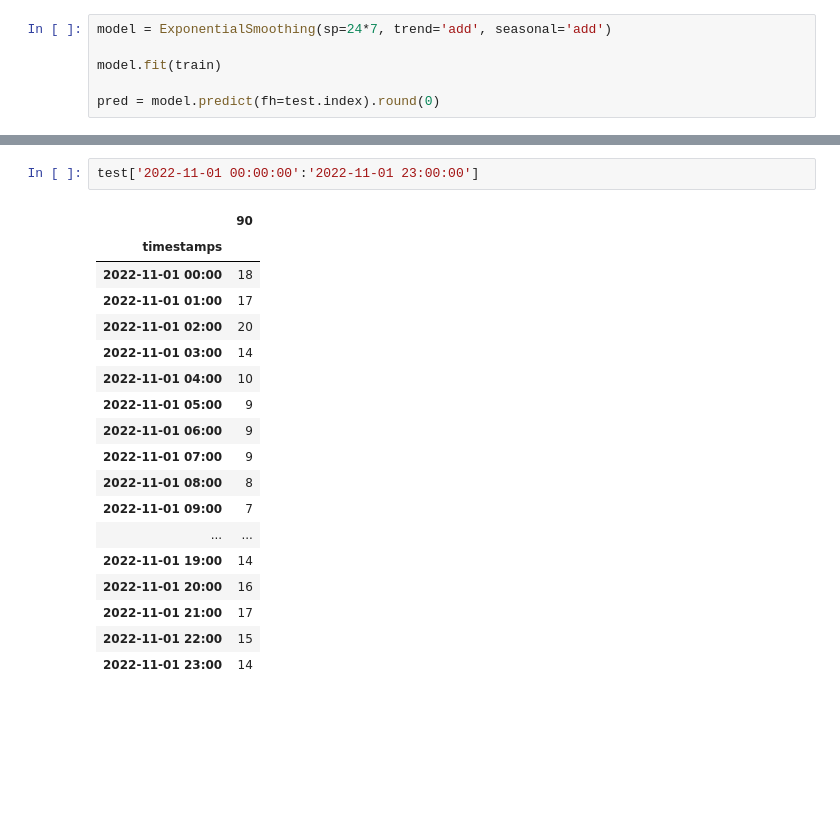
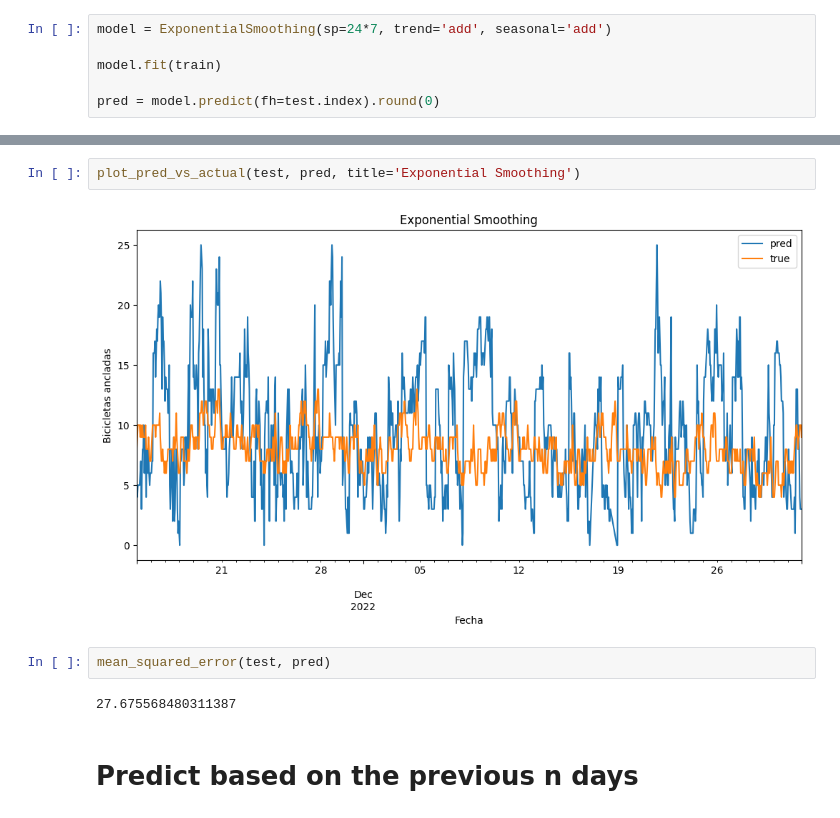
Before and after one commit to Pabloo22/bicimad, a Jupyter notebook: notebooks/entrega/baselines.ipynb, the cells around one changed output, grey strips where cells are left out. Saved outputs shown, nothing was run; the diff lists cells and outputs as text; blank space fills up the shorter version.

```diff
--- a/notebooks/entrega/baselines.ipynb
+++ b/notebooks/entrega/baselines.ipynb
@@ -81,22 +48,11 @@ pred_last_24['2022-11-02 00:00:00':'2022-11-02 23:00:00']
-# %%
-test['2022-11-01 00:00:00':'2022-11-01 23:00:00']
-# %% [output]
-|  | 90 |
-| timestamps |  |
-| 2022-11-01 00:00 | 18 |
-| 2022-11-01 01:00 | 17 |
-| 2022-11-01 02:00 | 20 |
-| 2022-11-01 03:00 | 14 |
-| 2022-11-01 04:00 | 10 |
-| 2022-11-01 05:00 | 9 |
-| 2022-11-01 06:00 | 9 |
-| 2022-11-01 07:00 | 9 |
-| 2022-11-01 08:00 | 8 |
-| 2022-11-01 09:00 | 7 |
-| ... | ... |
-| 2022-11-01 19:00 | 14 |
-| 2022-11-01 20:00 | 16 |
-| 2022-11-01 21:00 | 17 |
-| 2022-11-01 22:00 | 15 |
-| 2022-11-01 23:00 | 14 |
+# %%
+plot_pred_vs_actual(test, pred, title='Exponential Smoothing')
+# %% [output]
+[figure, added]
+# %%
+mean_squared_error(test, pred)
+# %% [output]
+27.675568480311387
+# %% [markdown]
+# Predict based on the previous n days
 # %%
```
Also changed, not shown: parts of 19 cells of this notebook.
